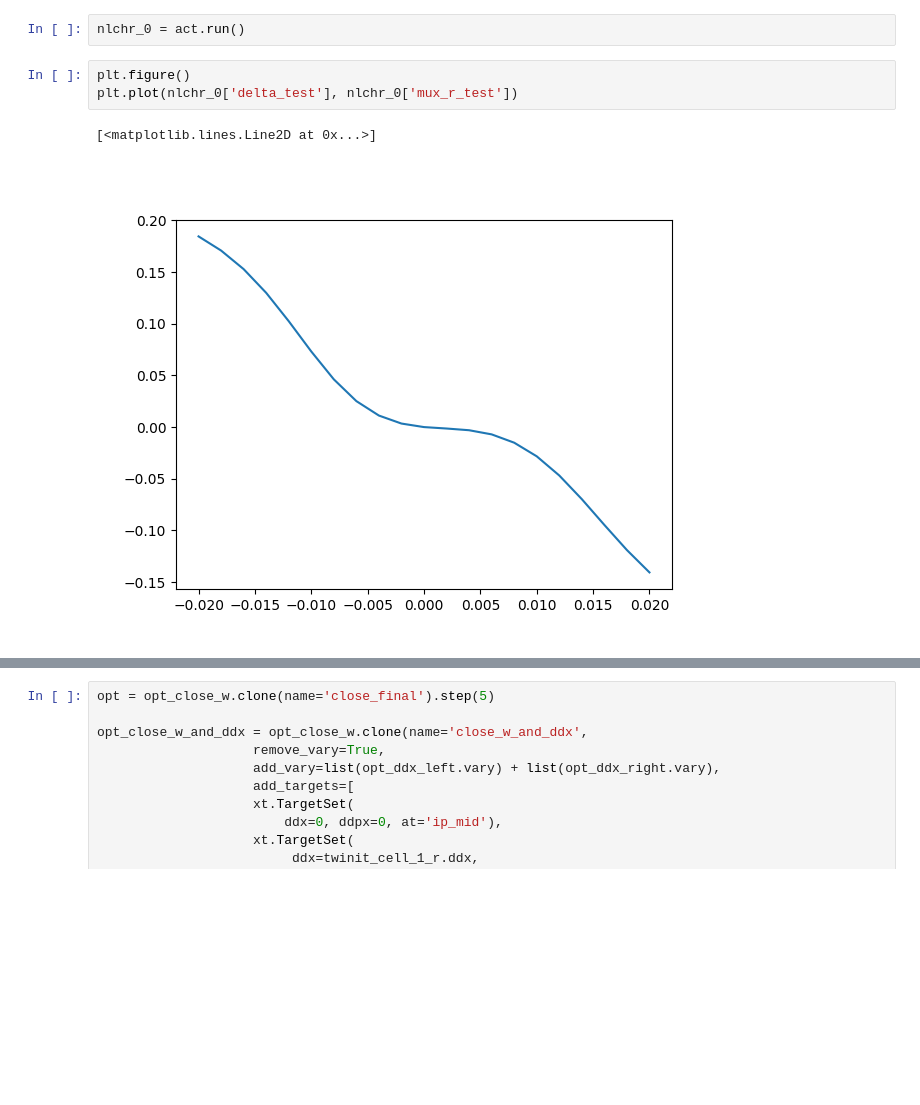
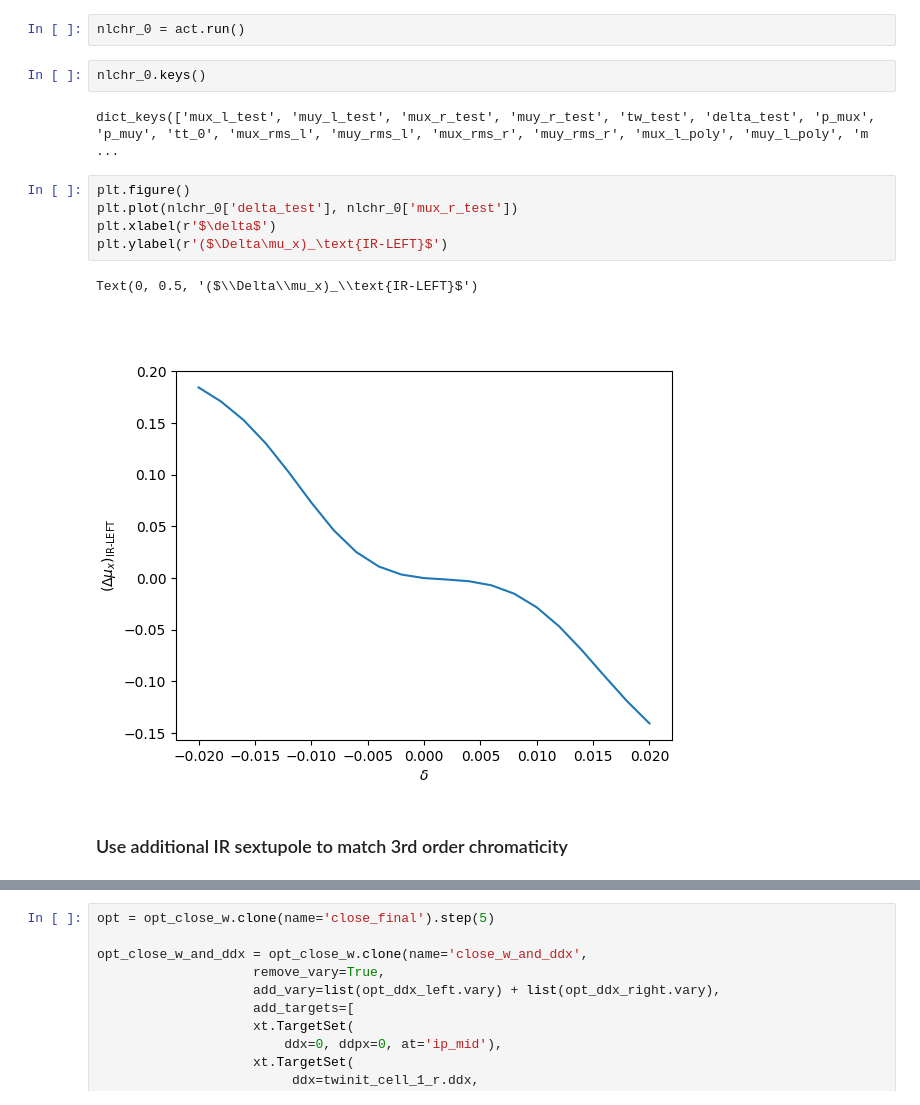
Before and after one commit to giadarol/fcc_92, a Jupyter notebook: 004_tutorial_cap_meeting/notebook_12_match_sextupoles_experimental_insertion.ipynb, the cells around one changed output, grey strips where cells are left out. Cells and saved outputs as stored; diff of their text form; blank space fills up the shorter version.

```diff
--- a/004_tutorial_cap_meeting/notebook_12_match_sextupoles_experimental_insertion.ipynb
+++ b/004_tutorial_cap_meeting/notebook_12_match_sextupoles_experimental_insertion.ipynb
@@ -115,9 +137,17 @@ from local_nl_chromaticity import LocalNonLinearChromaticity
 act = LocalNonLinearChromaticity(section=section)
 # %%
 nlchr_0 = act.run()
+# %%
+nlchr_0.keys()
+# %% [output]
+dict_keys(['mux_l_test', 'muy_l_test', 'mux_r_test', 'muy_r_test', 'tw_test', 'delta_test', 'p_mux', 'p_muy', 'tt_0', 'mux_rms_l', 'muy_rms_l', 'mux_rms_r', 'muy_rms_r', 'mux_l_poly', 'muy_l_poly', 'm ...
 # %%
 plt.figure()
 plt.plot(nlchr_0['delta_test'], nlchr_0['mux_r_test'])
+plt.xlabel(r'$\delta$')
+plt.ylabel(r'($\Delta\mu_x)_\text{IR-LEFT}$')
 # %% [output]
-[<matplotlib.lines.Line2D at 0x...>]
+Text(0, 0.5, '($\\Delta\\mu_x)_\\text{IR-LEFT}$')
-[figure, old version]
+[figure, new version]
+# %% [markdown]
+### Use additional IR sextupole to match 3rd order chromaticity
```
Also changed, not shown: parts of 35 cells of this notebook, 3 other files.
